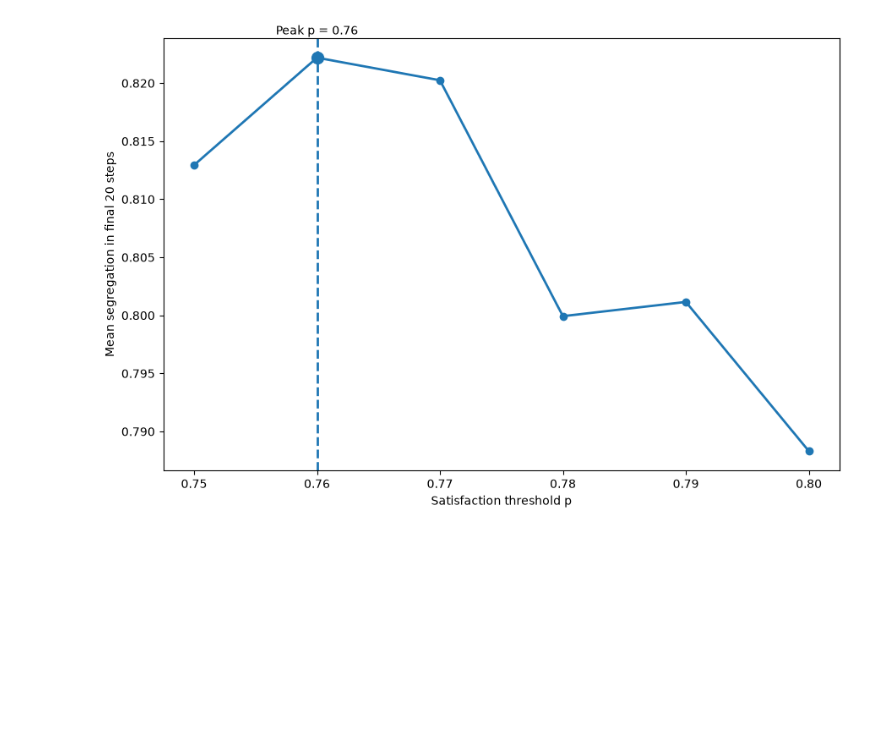
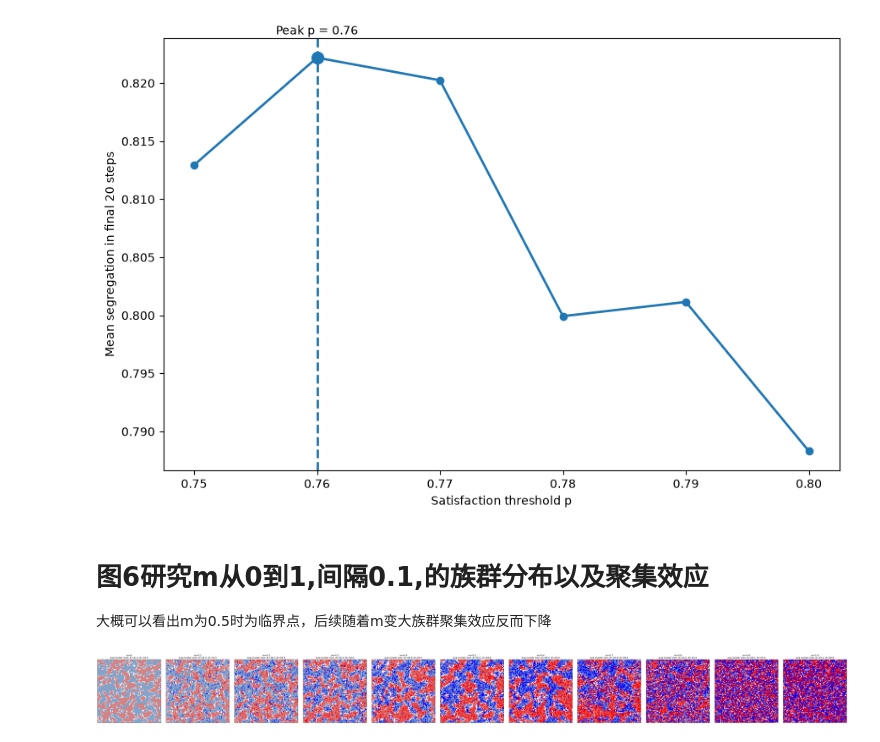
Before and after one commit to DONG-BO-Eric/CITS4403-Project, a Jupyter notebook: code/project.ipynb, the cells around one changed output. Drawn from its saved outputs; the diff is of its cells as text; code cells hidden in the pictures; blank space fills up the shorter version.

Commit message:
add some analytical plot

```diff
--- a/code/project.ipynb
+++ b/code/project.ipynb
@@ -782,3 +783,45 @@ p = 0.80, mean segregation = 0.7883
 Peak p = 0.76
 Maximum segregation = 0.8221945208440674
 [figure]
+# %% [markdown]
+# 图6研究m从0到1,间隔0.1,的族群分布以及聚集效应
+大概可以看出m为0.5时为临界点，后续随着m变大族群聚集效应反而下降
+# %%
+from scipy import ndimage
+
+structure_8 = np.ones((3, 3), dtype=int)  # 8邻域连通，跟模型自己的Moore邻域定义一致
+
+def average_cluster_size(mask, structure=structure_8):
+    """mask: 布尔数组（比如 pure_a），返回同色连通块的平均大小（格子数）"""
+    labeled, num_clusters = ndimage.label(mask, structure=structure)
+    if num_clusters == 0:
+        return 0.0
+    sizes = ndimage.sum(mask, labeled, range(1, num_clusters + 1))
+    return np.mean(sizes)
+
+m_values_to_compare = [0, 0.1, 0.2, 0.3, 0.4, 0.5, 0.6, 0.7, 0.8, 0.9, 1.0]
+p_fixed = 0.76
+n_steps = 150
+
+fig, axes = plt.subplots(1, len(m_values_to_compare), figsize=(5 * len(m_values_to_compare), 5))
+
+for ax, m in zip(axes, m_values_to_compare):
+    np.random.seed(17)
+    grid = Schelling(n=100, p=p_fixed, m=m)
+    for _ in range(n_steps):
+        grid.step()
+
+    plt.sca(ax)
+    grid.draw()
+
+    pure_a = (grid.array == 1) | (grid.array == 3)
+    pure_b = (grid.array == 2) | (grid.array == 4)
+    cluster_a = average_cluster_size(pure_a)
+    cluster_b = average_cluster_size(pure_b)
+
+    ax.set_title(f'm={grid.m}\navg cluster size: A={cluster_a:.1f}, B={cluster_b:.1f}')
+
+plt.tight_layout()
+plt.show()
+# %% [output]
+[figure, added]
```
Also changed, not shown: parts of 14 cells of this notebook.
